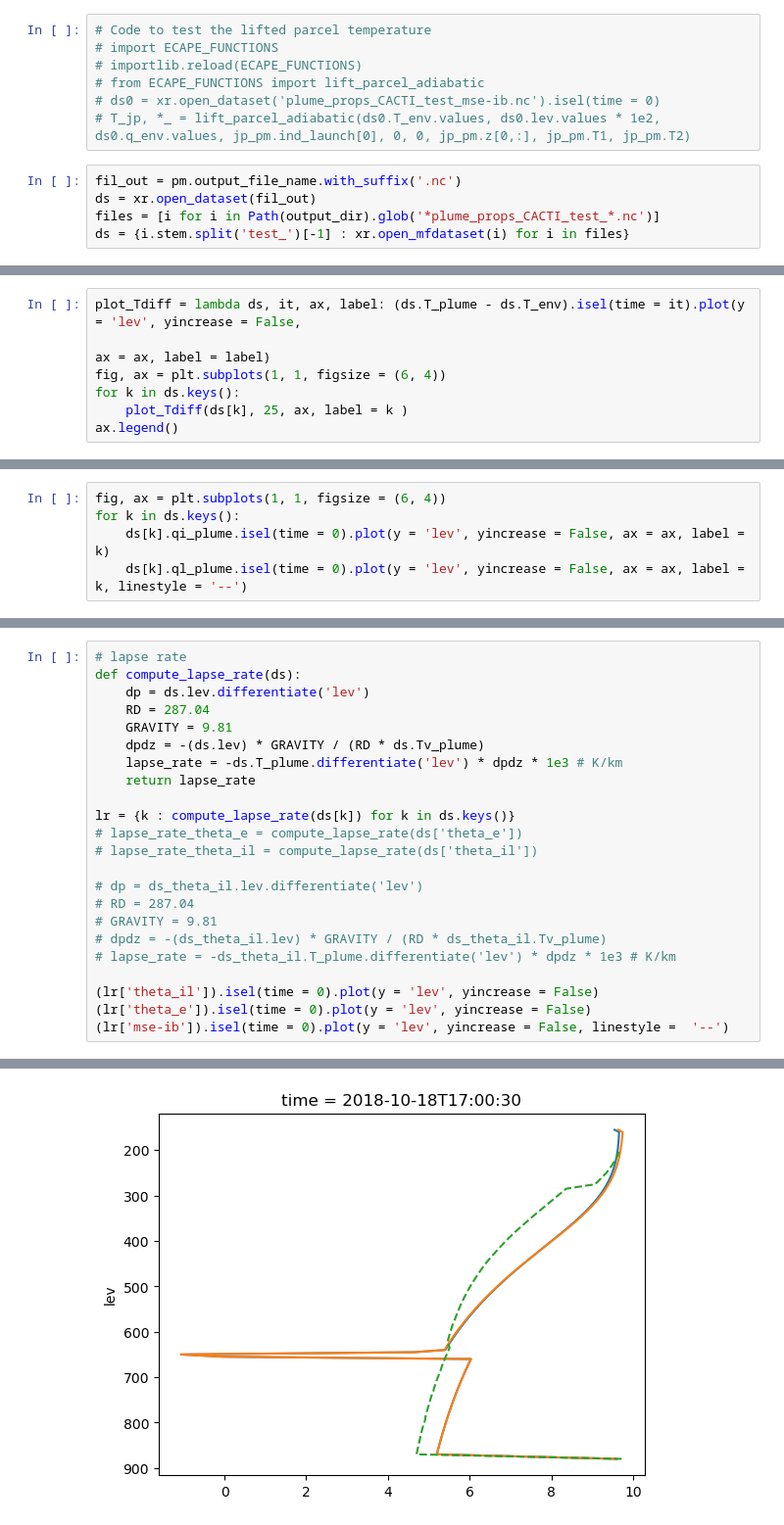
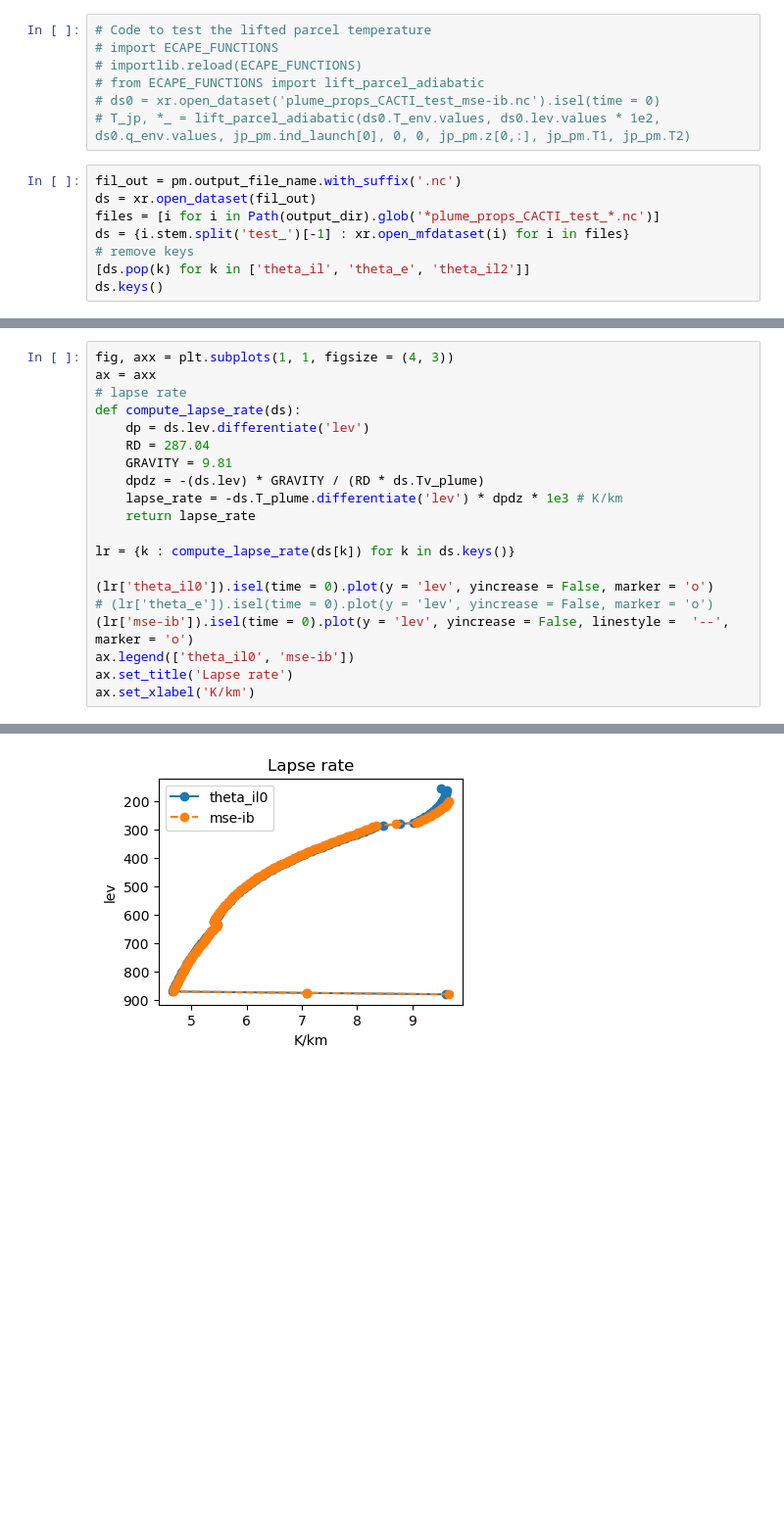
Before and after one commit to climate-systems/plume_model, a Jupyter notebook: test_plume_codes.ipynb, the cells around one changed output, grey strips where cells are left out. Shown at 98% size. Cells and saved outputs as stored; diff of their text form; blank space fills up the shorter version.

```diff
--- a/test_plume_codes.ipynb
+++ b/test_plume_codes.ipynb
@@ -86,3 +98,6 @@ fil_out = pm.output_file_name.with_suffix('.nc')
 ds = xr.open_dataset(fil_out)
 files = [i for i in Path(output_dir).glob('*plume_props_CACTI_test_*.nc')]
 ds = {i.stem.split('test_')[-1] : xr.open_mfdataset(i) for i in files}
+# remove keys
+[ds.pop(k) for k in ['theta_il', 'theta_e', 'theta_il2']]
+ds.keys()
@@ -89,7 +105,0 @@ ds = {i.stem.split('test_')[-1] : xr.open_mfdataset(i) for i in files}
-# %%
-plot_Tdiff = lambda ds, it, ax, label: (ds.T_plume - ds.T_env).isel(time = it).plot(y = 'lev', yincrease = False,
-                                                                                    ax = ax, label = label)
-fig, ax = plt.subplots(1, 1, figsize = (6, 4))
-for k in ds.keys():
-    plot_Tdiff(ds[k], 25, ax, label = k )
-ax.legend()
@@ -99,5 +105,0 @@ ax.legend()
-# %%
-fig, ax = plt.subplots(1, 1, figsize = (6, 4))
-for k in ds.keys():
-    ds[k].qi_plume.isel(time = 0).plot(y = 'lev', yincrease = False, ax = ax, label = k)
-    ds[k].ql_plume.isel(time = 0).plot(y = 'lev', yincrease = False, ax = ax, label = k, linestyle = '--')
@@ -112,4 +165,6 @@ plt.ylim(1000, 400)
 # %%
+fig, axx = plt.subplots(1, 1, figsize = (4, 3))
+ax = axx
 # lapse rate
 def compute_lapse_rate(ds):
     dp = ds.lev.differentiate('lev')
@@ -120,16 +175,11 @@ def compute_lapse_rate(ds):
     return lapse_rate
 
 lr = {k : compute_lapse_rate(ds[k]) for k in ds.keys()}
-# lapse_rate_theta_e = compute_lapse_rate(ds['theta_e'])
-# lapse_rate_theta_il = compute_lapse_rate(ds['theta_il'])
 
-# dp = ds_theta_il.lev.differentiate('lev')
-# RD = 287.04
-# GRAVITY = 9.81
-# dpdz = -(ds_theta_il.lev) * GRAVITY / (RD * ds_theta_il.Tv_plume)
-# lapse_rate = -ds_theta_il.T_plume.differentiate('lev') * dpdz * 1e3 # K/km
-
-(lr['theta_il']).isel(time = 0).plot(y = 'lev', yincrease = False)
-(lr['theta_e']).isel(time = 0).plot(y = 'lev', yincrease = False)
-(lr['mse-ib']).isel(time = 0).plot(y = 'lev', yincrease = False, linestyle =  '--')
+(lr['theta_il0']).isel(time = 0).plot(y = 'lev', yincrease = False, marker = 'o')
+# (lr['theta_e']).isel(time = 0).plot(y = 'lev', yincrease = False, marker = 'o')
+(lr['mse-ib']).isel(time = 0).plot(y = 'lev', yincrease = False, linestyle =  '--', marker = 'o')
+ax.legend(['theta_il0', 'mse-ib'])
+ax.set_title('Lapse rate')
+ax.set_xlabel('K/km')
 # %% [output]
@@ -137 +187 @@ lr = {k : compute_lapse_rate(ds[k]) for k in ds.keys()}
-[figure, old version]
+[figure, new version]
```
Also changed, not shown: parts of 16 cells of this notebook, 4 other files.
